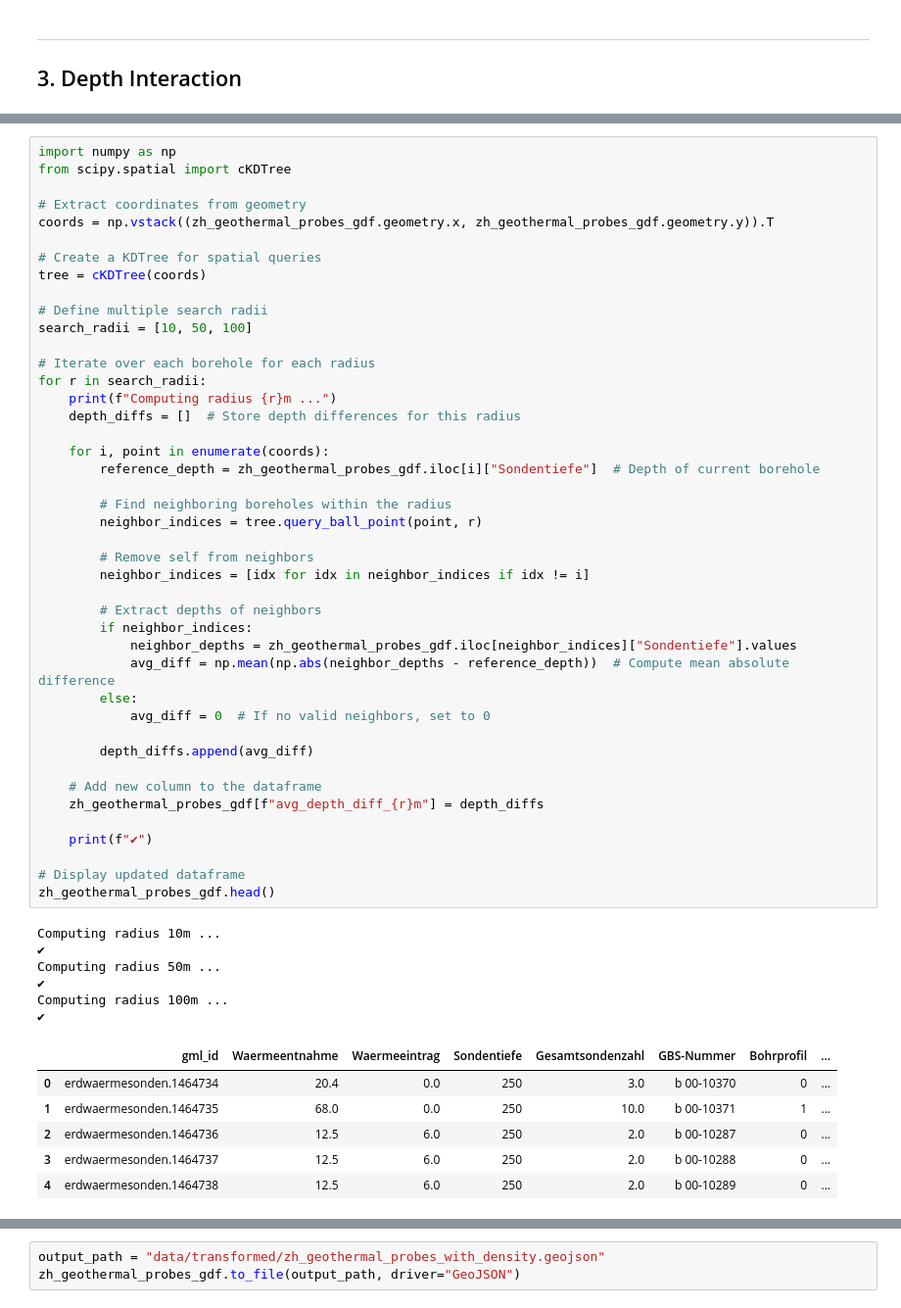
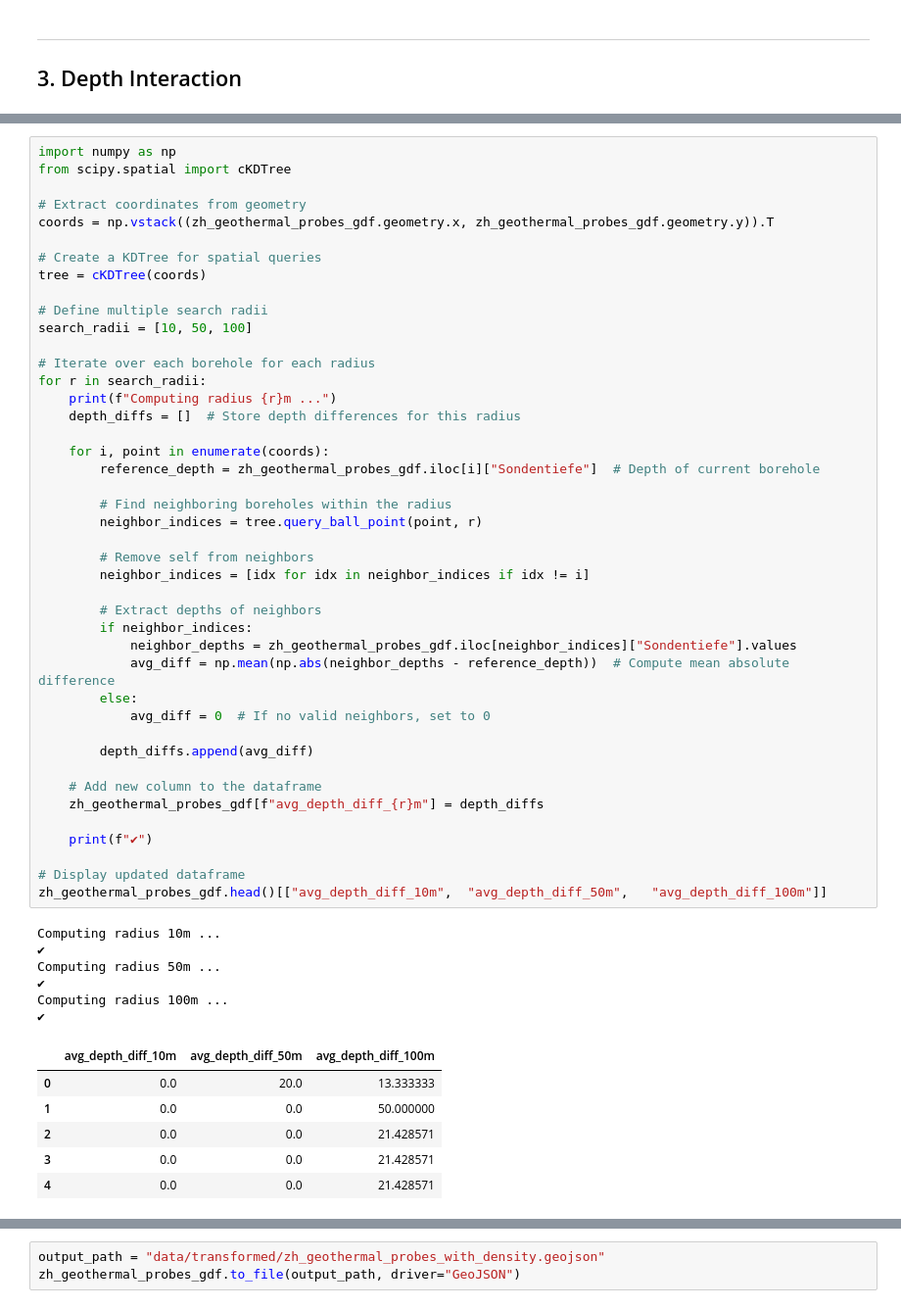
Before and after one commit to leinadher/GeoThesis, a Jupyter notebook: 05_transformation_zh_waermenutzungsatlas_bohrungen.ipynb, the cells around one changed output, grey strips where cells are left out. Shown at 98% size. Saved outputs shown, nothing was run; the diff lists cells and outputs as text.

```diff
--- a/05_transformation_zh_waermenutzungsatlas_bohrungen.ipynb
+++ b/05_transformation_zh_waermenutzungsatlas_bohrungen.ipynb
@@ -181,37 +173,37 @@ for r in search_radii:
         reference_depth = zh_geothermal_probes_gdf.iloc[i]["Sondentiefe"]  # Depth of current borehole
 
         # Find neighboring boreholes within the radius
         neighbor_indices = tree.query_ball_point(point, r)
 
         # Remove self from neighbors
         neighbor_indices = [idx for idx in neighbor_indices if idx != i]
 
         # Extract depths of neighbors
         if neighbor_indices:
             neighbor_depths = zh_geothermal_probes_gdf.iloc[neighbor_indices]["Sondentiefe"].values
             avg_diff = np.mean(np.abs(neighbor_depths - reference_depth))  # Compute mean absolute difference
         else:
             avg_diff = 0  # If no valid neighbors, set to 0
 
         depth_diffs.append(avg_diff)
 
     # Add new column to the dataframe
     zh_geothermal_probes_gdf[f"avg_depth_diff_{r}m"] = depth_diffs
 
     print(f"✔")
 
 # Display updated dataframe
-zh_geothermal_probes_gdf.head()
+zh_geothermal_probes_gdf.head()[["avg_depth_diff_10m",	"avg_depth_diff_50m",	"avg_depth_diff_100m"]]
 # %% [output]
 Computing radius 10m ...
 ✔
 Computing radius 50m ...
 ✔
 Computing radius 100m ...
 ✔
-|  | gml_id | Waermeentnahme | Waermeeintrag | Sondentiefe | Gesamtsondenzahl | GBS-Nummer | Bohrprofil | ... |
-| 0 | erdwaermesonden.1464734 | 20.4 | 0.0 | 250 | 3.0 | b 00-10370 | 0 | ... |
-| 1 | erdwaermesonden.1464735 | 68.0 | 0.0 | 250 | 10.0 | b 00-10371 | 1 | ... |
-| 2 | erdwaermesonden.1464736 | 12.5 | 6.0 | 250 | 2.0 | b 00-10287 | 0 | ... |
-| 3 | erdwaermesonden.1464737 | 12.5 | 6.0 | 250 | 2.0 | b 00-10288 | 0 | ... |
-| 4 | erdwaermesonden.1464738 | 12.5 | 6.0 | 250 | 2.0 | b 00-10289 | 0 | ... |
+|  | avg_depth_diff_10m | avg_depth_diff_50m | avg_depth_diff_100m |
+| 0 | 0.0 | 20.0 | 13.333333 |
+| 1 | 0.0 | 0.0 | 50.000000 |
+| 2 | 0.0 | 0.0 | 21.428571 |
+| 3 | 0.0 | 0.0 | 21.428571 |
+| 4 | 0.0 | 0.0 | 21.428571 |
```
Also changed, not shown: parts of 32 cells of this notebook, 2 other files.
